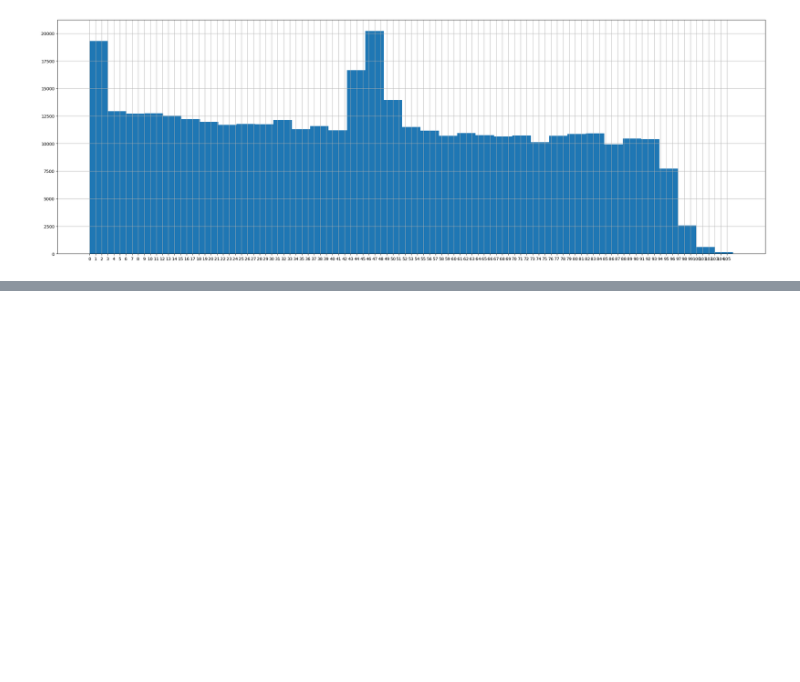
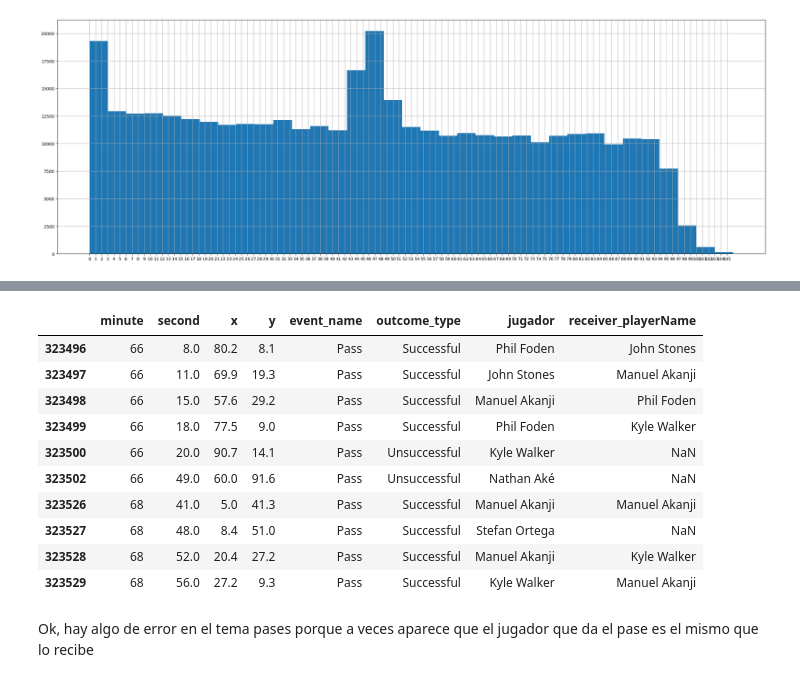
Before and after one commit to BGilardon/Player-Chemistry---Optimizaci-n-de-Vectores-Latentes-y-M-tricas-de-Impacto-Conjunto, a Jupyter notebook: AnalisisExp.ipynb, the cells around one changed output, grey strips where cells are left out. Saved outputs shown, nothing was run; the diff lists cells and outputs as text; code cells hidden in the pictures; blank space fills up the shorter version.

```diff
--- a/AnalisisExp.ipynb
+++ b/AnalisisExp.ipynb
@@ -1389,0 +1576,25 @@ distribucion_vaep(PremierLeague_23_24, df_qual=qualifiers_PL_23_24, eventos=['Pa
+# %%
+passes = PremierLeague_23_24[
+      (PremierLeague_23_24['event_name'] == 'Pass') &
+      (PremierLeague_23_24['matchId'] == 1729398) &
+      (PremierLeague_23_24['TeamName'] == 'Manchester City')
+  ]
+
+passes[(passes["jugador"] == 'Manuel Akanji') & (passes["receiver_playerName"] == 'Manuel Akanji')]
+m = 375
+l = 10
+passes[m:(m+l)][["minute",'second','x', 'y', "event_name", 'outcome_type', 'jugador', 'receiver_playerName']]
+# %% [output]
+|  | minute | second | x | y | event_name | outcome_type | jugador | receiver_playerName |
+| 323496 | 66 | 8.0 | 80.2 | 8.1 | Pass | Successful | Phil Foden | John Stones |
+| 323497 | 66 | 11.0 | 69.9 | 19.3 | Pass | Successful | John Stones | Manuel Akanji |
+| 323498 | 66 | 15.0 | 57.6 | 29.2 | Pass | Successful | Manuel Akanji | Phil Foden |
+| 323499 | 66 | 18.0 | 77.5 | 9.0 | Pass | Successful | Phil Foden | Kyle Walker |
+| 323500 | 66 | 20.0 | 90.7 | 14.1 | Pass | Unsuccessful | Kyle Walker | NaN |
+| 323502 | 66 | 49.0 | 60.0 | 91.6 | Pass | Unsuccessful | Nathan Aké | NaN |
+| 323526 | 68 | 41.0 | 5.0 | 41.3 | Pass | Successful | Manuel Akanji | Manuel Akanji |
+| 323527 | 68 | 48.0 | 8.4 | 51.0 | Pass | Successful | Stefan Ortega | NaN |
+| 323528 | 68 | 52.0 | 20.4 | 27.2 | Pass | Successful | Manuel Akanji | Kyle Walker |
+| 323529 | 68 | 56.0 | 27.2 | 9.3 | Pass | Successful | Kyle Walker | Manuel Akanji |
+# %% [markdown]
+Ok, hay algo de error en el tema pases porque a veces aparece que el jugador que da el pase es el mismo que lo recibe
```
Also changed, not shown: parts of 17 cells of this notebook, 2 other files.
